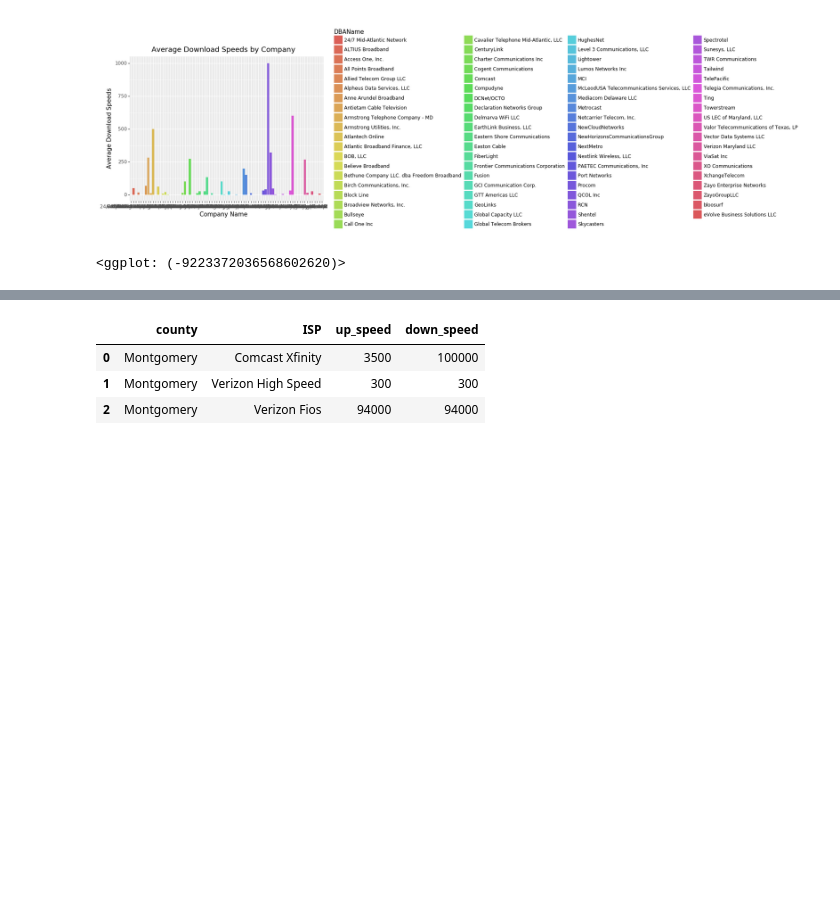
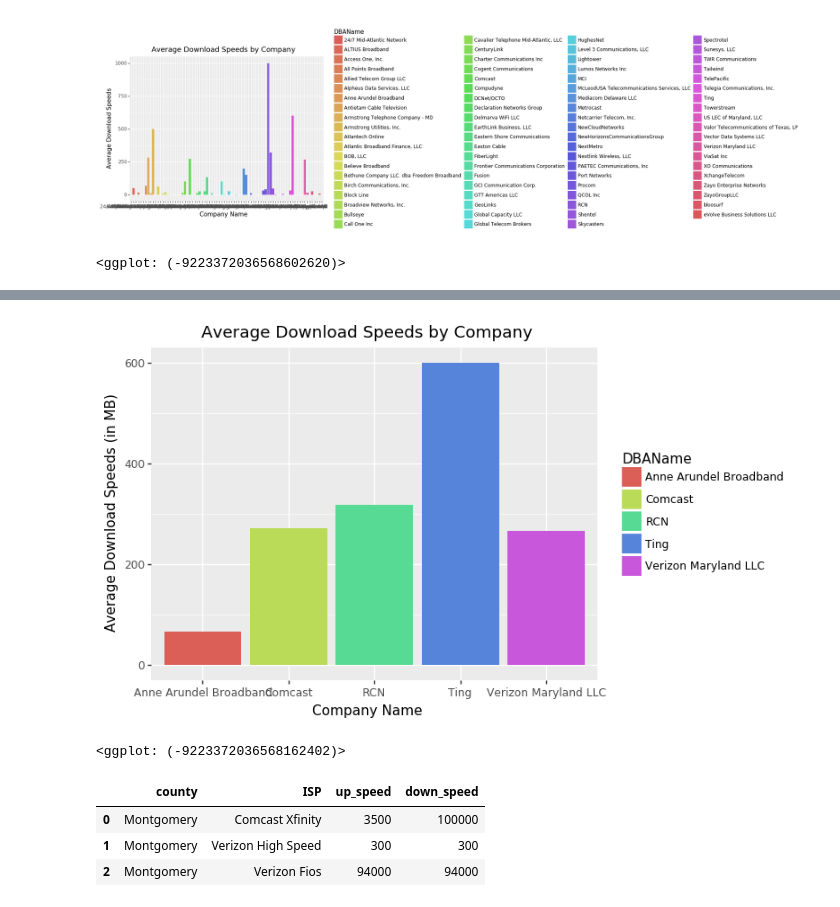
Before and after one commit to colinsully1/447-Project, a Jupyter notebook: 447 Project - Internet Speeds.ipynb, the cells around one changed output, grey strips where cells are left out. Saved outputs shown, nothing was run; the diff lists cells and outputs as text; code cells hidden in the pictures; blank space fills up the shorter version.

```diff
--- a/447 Project - Internet Speeds.ipynb
+++ b/447 Project - Internet Speeds.ipynb
@@ -173,3 +170,5 @@ advertised['MaxAdUp'].mean()
 # %% [output]
 [figure]
 <ggplot: (-9223372036568602620)>
+# %%
+advertised_filtered=pd.DataFrame({'DBAName':['Comcast','Verizon Maryland LLC','Ting','RCN','Anne Arundel Broadband'], 'MaxAdDown':[272.229702,266.027794,600.5,319.101149,65.825243], 'MaxAdUp':[9.347019,246.318891,600.5,17.844598,5.000000]})
@@ -176,3 +184,14 @@ advertised['MaxAdUp'].mean()
+# %%
+(p9.ggplot(advertised_filtered) +
+  p9.aes(x='DBAName', y='MaxAdDown', fill='DBAName') +
+  p9.geom_bar(position='dodge',stat="identity")+
+  p9.ggtitle('Average Download Speeds by Company') +
+    p9.ylab('Average Download Speeds (in MB)') +
+    p9.xlab('Company Name')
+)
+# %% [output]
+[figure, added]
+<ggplot: (-9223372036568162402)>
 # %%
 montgomery= county_advertised.loc[county_advertised['county'] == 'Montgomery ']
 # %%
```
Also changed, not shown: parts of 5 cells of this notebook.
